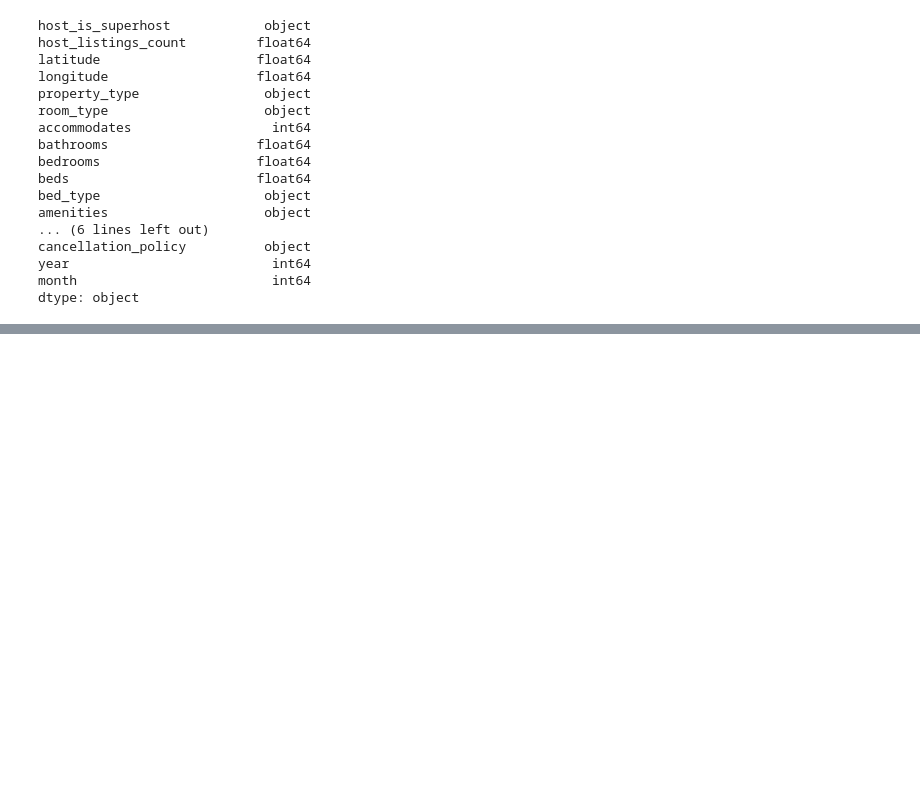
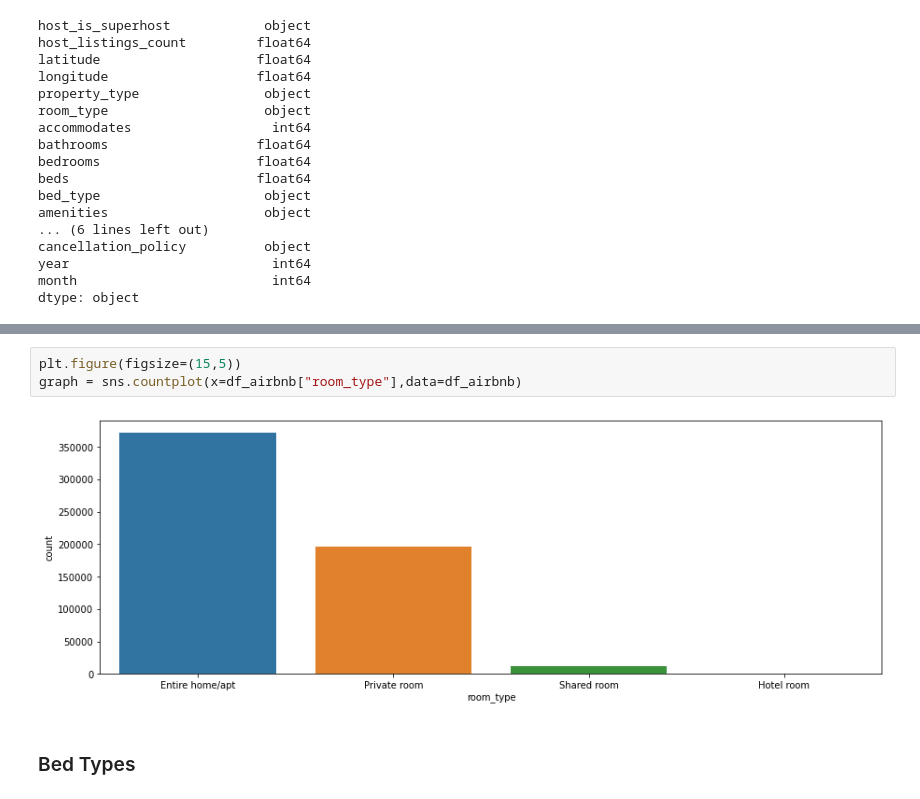
Before and after one commit to luizgmattos/Machine-Learning, a Jupyter notebook: Airbnb_Project_Rio/Airbnb_RioDeJaneiro_2018_2020.ipynb, the cells around one changed output, grey strips where cells are left out. Drawn from its saved outputs; the diff is of its cells as text; blank space fills up the shorter version.

```diff
--- a/Airbnb_Project_Rio/Airbnb_RioDeJaneiro_2018_2020.ipynb
+++ b/Airbnb_Project_Rio/Airbnb_RioDeJaneiro_2018_2020.ipynb
@@ -727,0 +796,7 @@ The following columns will be handled now:
+# %%
+plt.figure(figsize=(15,5))
+graph = sns.countplot(x=df_airbnb["room_type"],data=df_airbnb)
+# %% [output]
+[figure, added]
+# %% [markdown]
+### Bed Types
```
Also changed, not shown: parts of 139 cells of this notebook.
